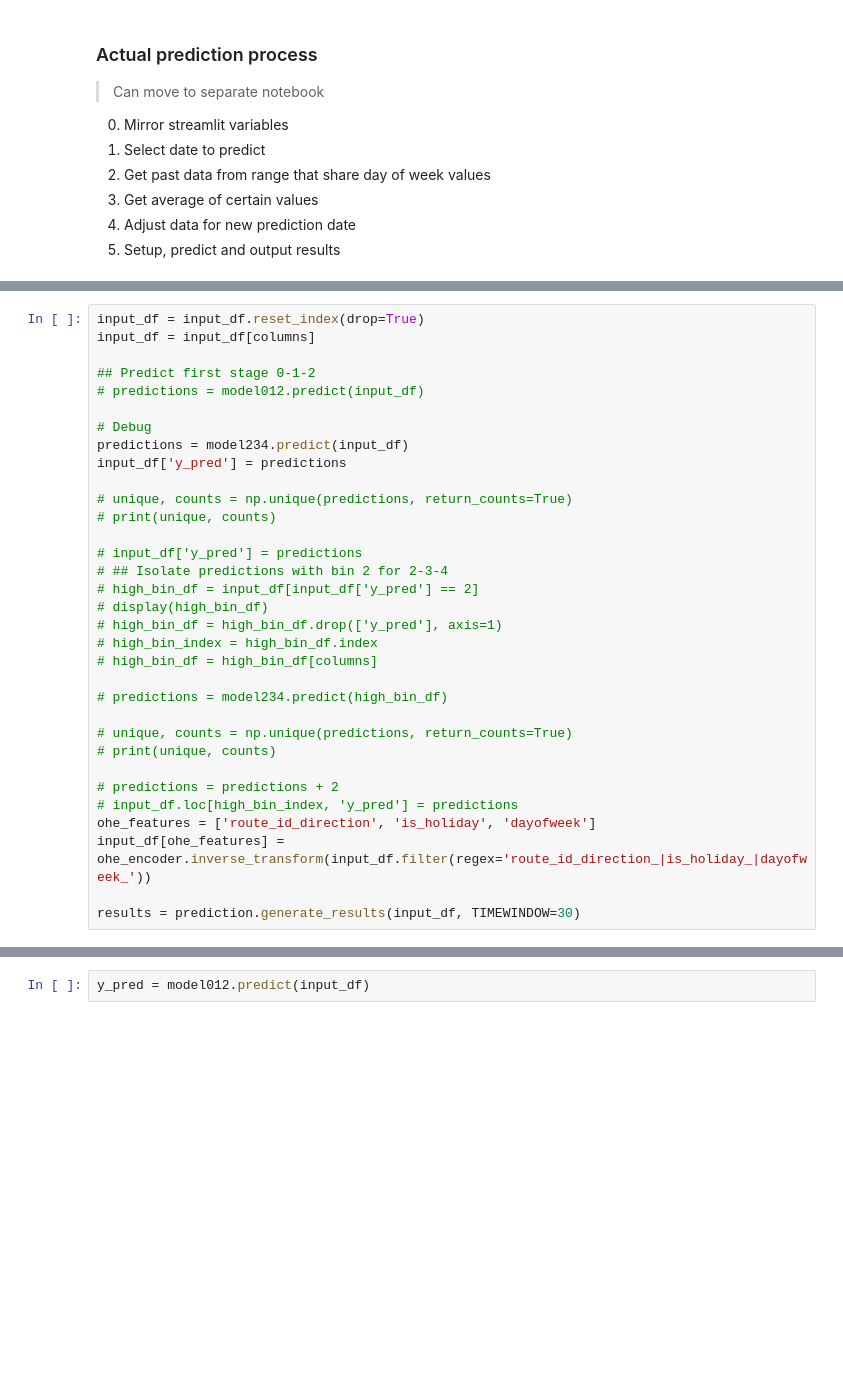
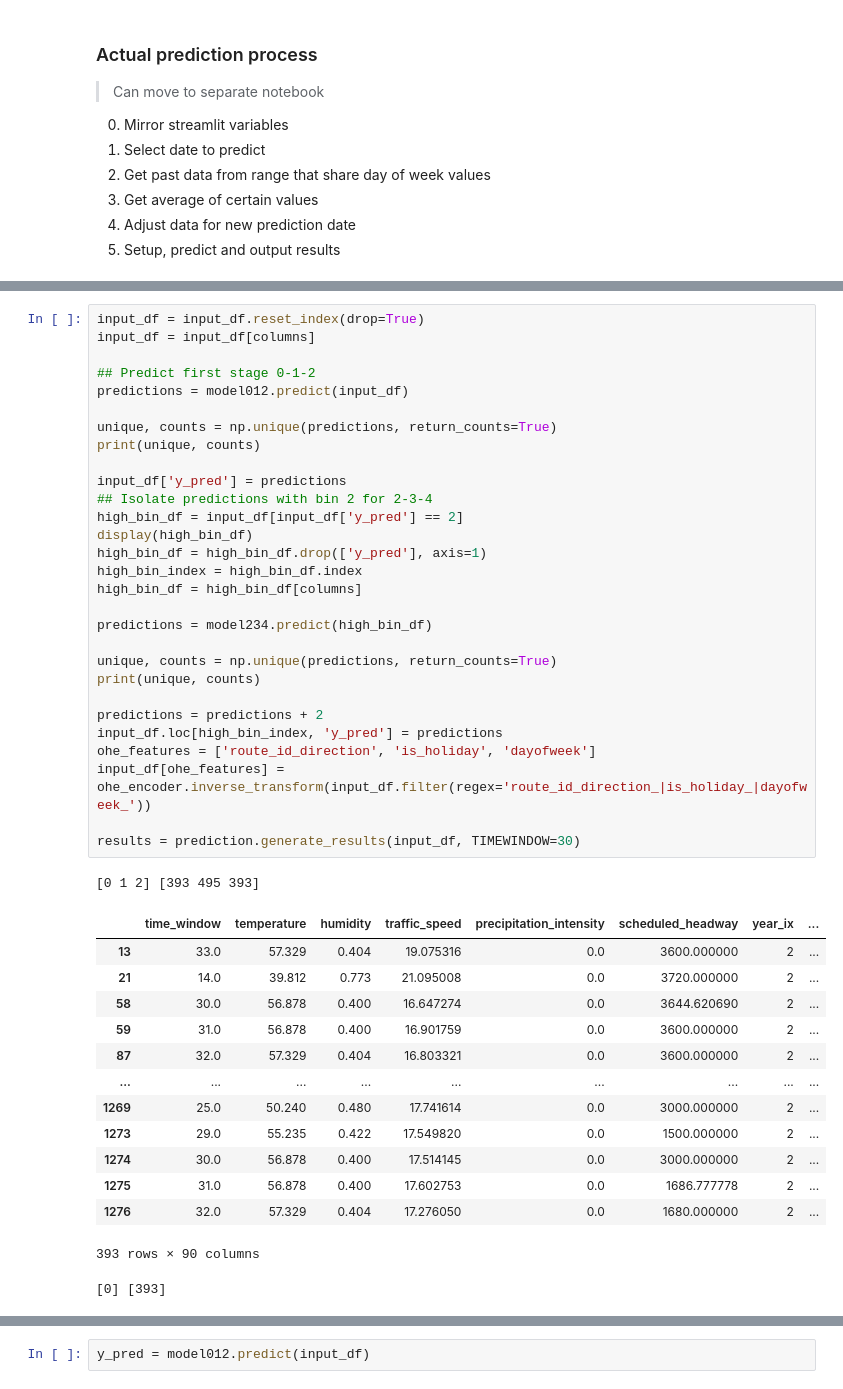
Before and after one commit to jptalusan/wego_occupancy_clean, a Jupyter notebook: notebooks/any_day.ipynb, the cells around one changed output, grey strips where cells are left out. Drawn from its saved outputs; the diff is of its cells as text; blank space fills up the shorter version.

```diff
--- a/notebooks/any_day.ipynb
+++ b/notebooks/any_day.ipynb
@@ -393,36 +363,48 @@ input_df = prediction.prepare_any_day_for_prediction(input_df, columns, ix_map,
 # %%
 input_df = input_df.reset_index(drop=True)
 input_df = input_df[columns]
 
 ## Predict first stage 0-1-2
-# predictions = model012.predict(input_df)
+predictions = model012.predict(input_df)
 
-# Debug
-predictions = model234.predict(input_df)
+unique, counts = np.unique(predictions, return_counts=True)
+print(unique, counts)
+
 input_df['y_pred'] = predictions
+## Isolate predictions with bin 2 for 2-3-4
+high_bin_df = input_df[input_df['y_pred'] == 2]
+display(high_bin_df)
+high_bin_df = high_bin_df.drop(['y_pred'], axis=1)
+high_bin_index = high_bin_df.index
+high_bin_df = high_bin_df[columns]
 
-# unique, counts = np.unique(predictions, return_counts=True)
-# print(unique, counts)
+predictions = model234.predict(high_bin_df)
 
-# input_df['y_pred'] = predictions
-# ## Isolate predictions with bin 2 for 2-3-4
-# high_bin_df = input_df[input_df['y_pred'] == 2]
-# display(high_bin_df)
-# high_bin_df = high_bin_df.drop(['y_pred'], axis=1)
-# high_bin_index = high_bin_df.index
-# high_bin_df = high_bin_df[columns]
+unique, counts = np.unique(predictions, return_counts=True)
+print(unique, counts)
 
-# predictions = model234.predict(high_bin_df)
-
-# unique, counts = np.unique(predictions, return_counts=True)
-# print(unique, counts)
-
-# predictions = predictions + 2
-# input_df.loc[high_bin_index, 'y_pred'] = predictions
+predictions = predictions + 2
+input_df.loc[high_bin_index, 'y_pred'] = predictions
 ohe_features = ['route_id_direction', 'is_holiday', 'dayofweek']
 input_df[ohe_features] = ohe_encoder.inverse_transform(input_df.filter(regex='route_id_direction_|is_holiday_|dayofweek_'))
 
 results = prediction.generate_results(input_df, TIMEWINDOW=30)
+# %% [output]
+[0 1 2] [393 495 393]
+|  | time_window | temperature | humidity | traffic_speed | precipitation_intensity | scheduled_headway | year_ix | ... |
+| 13 | 33.0 | 57.329 | 0.404 | 19.075316 | 0.0 | 3600.000000 | 2 | ... |
+| 21 | 14.0 | 39.812 | 0.773 | 21.095008 | 0.0 | 3720.000000 | 2 | ... |
+| 58 | 30.0 | 56.878 | 0.400 | 16.647274 | 0.0 | 3644.620690 | 2 | ... |
+| 59 | 31.0 | 56.878 | 0.400 | 16.901759 | 0.0 | 3600.000000 | 2 | ... |
+| 87 | 32.0 | 57.329 | 0.404 | 16.803321 | 0.0 | 3600.000000 | 2 | ... |
+| ... | ... | ... | ... | ... | ... | ... | ... | ... |
+| 1269 | 25.0 | 50.240 | 0.480 | 17.741614 | 0.0 | 3000.000000 | 2 | ... |
+| 1273 | 29.0 | 55.235 | 0.422 | 17.549820 | 0.0 | 1500.000000 | 2 | ... |
+| 1274 | 30.0 | 56.878 | 0.400 | 17.514145 | 0.0 | 3000.000000 | 2 | ... |
+| 1275 | 31.0 | 56.878 | 0.400 | 17.602753 | 0.0 | 1686.777778 | 2 | ... |
+| 1276 | 32.0 | 57.329 | 0.404 | 17.276050 | 0.0 | 1680.000000 | 2 | ... |
+393 rows × 90 columns
+[0] [393]
 # %%
 input_df.y_pred.unique()
 # %% [output]
```
Also changed, not shown: parts of 18 cells of this notebook, 6 other files.
